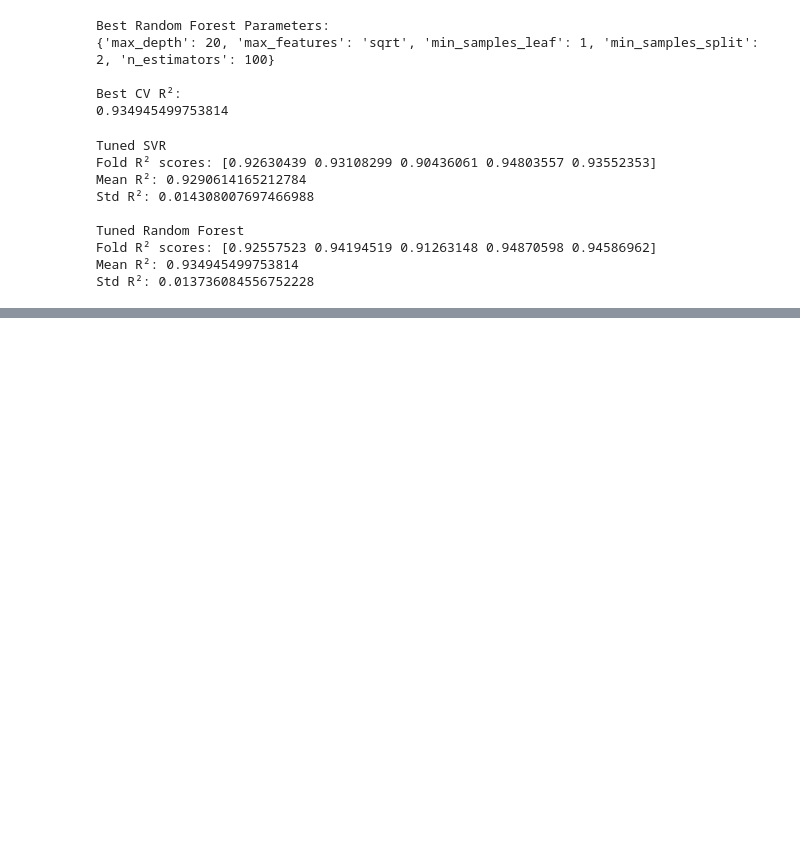
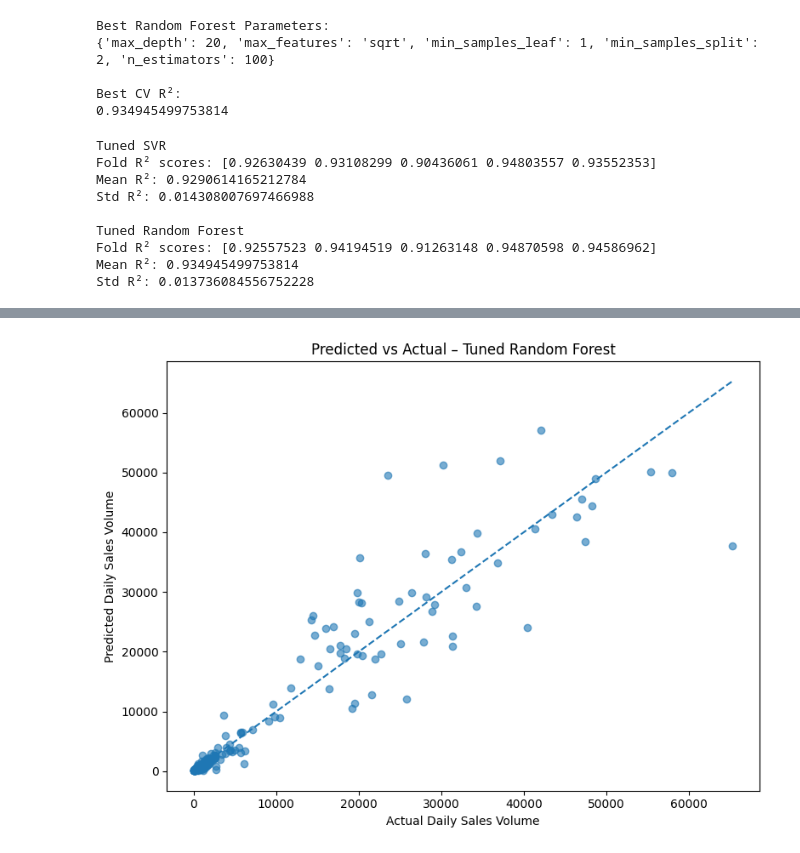
Before and after one commit to MR7star/ML-Capstone-Project, a Jupyter notebook: notebooks/regression.ipynb, the cells around one changed output, grey strips where cells are left out. Drawn from its saved outputs; the diff is of its cells as text; code cells hidden in the pictures; blank space fills up the shorter version.

Commit message:
Best Model- Actual vs predicted, residual plot, feature importance

```diff
--- a/notebooks/regression.ipynb
+++ b/notebooks/regression.ipynb
@@ -1890,0 +1899,37 @@ Std R²: 0.013736084556752228
+# %%
+# Predictions from the tuned Random Forest
+rf_final_pred_log = rf_tuned_model.predict(X_test_scaled)
+
+# Convert predictions back from log scale
+rf_final_pred = np.expm1(rf_final_pred_log)
+
+# Ensure predictions are non-negative
+rf_final_pred = np.maximum(rf_final_pred, 0)
+
+# Predicted vs Actual plot
+plt.figure(figsize=(8, 6))
+
+plt.scatter(
+    y_test_original,
+    rf_final_pred,
+    alpha=0.6
+)
+
+# Perfect prediction reference line
+min_value = min(y_test_original.min(), rf_final_pred.min())
+max_value = max(y_test_original.max(), rf_final_pred.max())
+
+plt.plot(
+    [min_value, max_value],
+    [min_value, max_value],
+    linestyle="--"
+)
+
+plt.xlabel("Actual Daily Sales Volume")
+plt.ylabel("Predicted Daily Sales Volume")
+plt.title("Predicted vs Actual – Tuned Random Forest")
+
+plt.tight_layout()
+plt.show()
+# %% [output]
+[figure, added]
```
Also changed, not shown: parts of 5 cells of this notebook.
